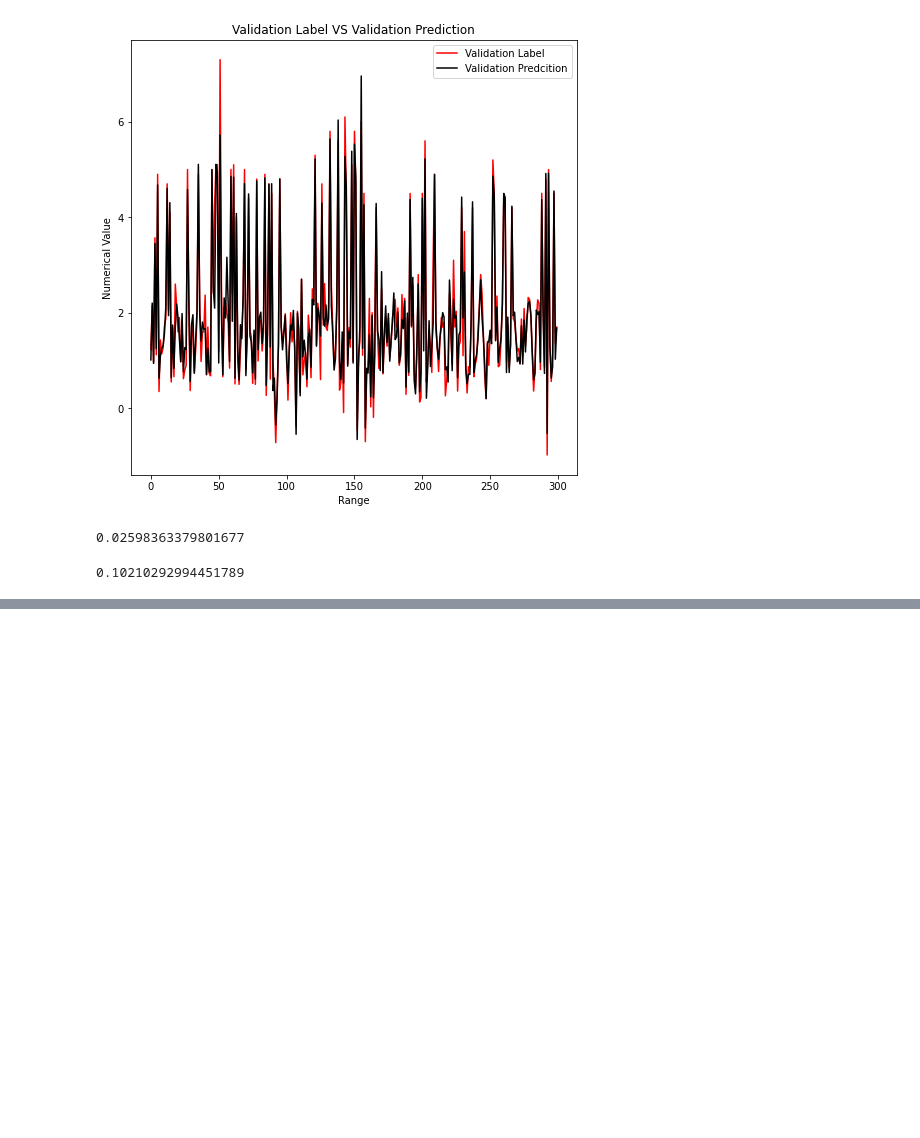
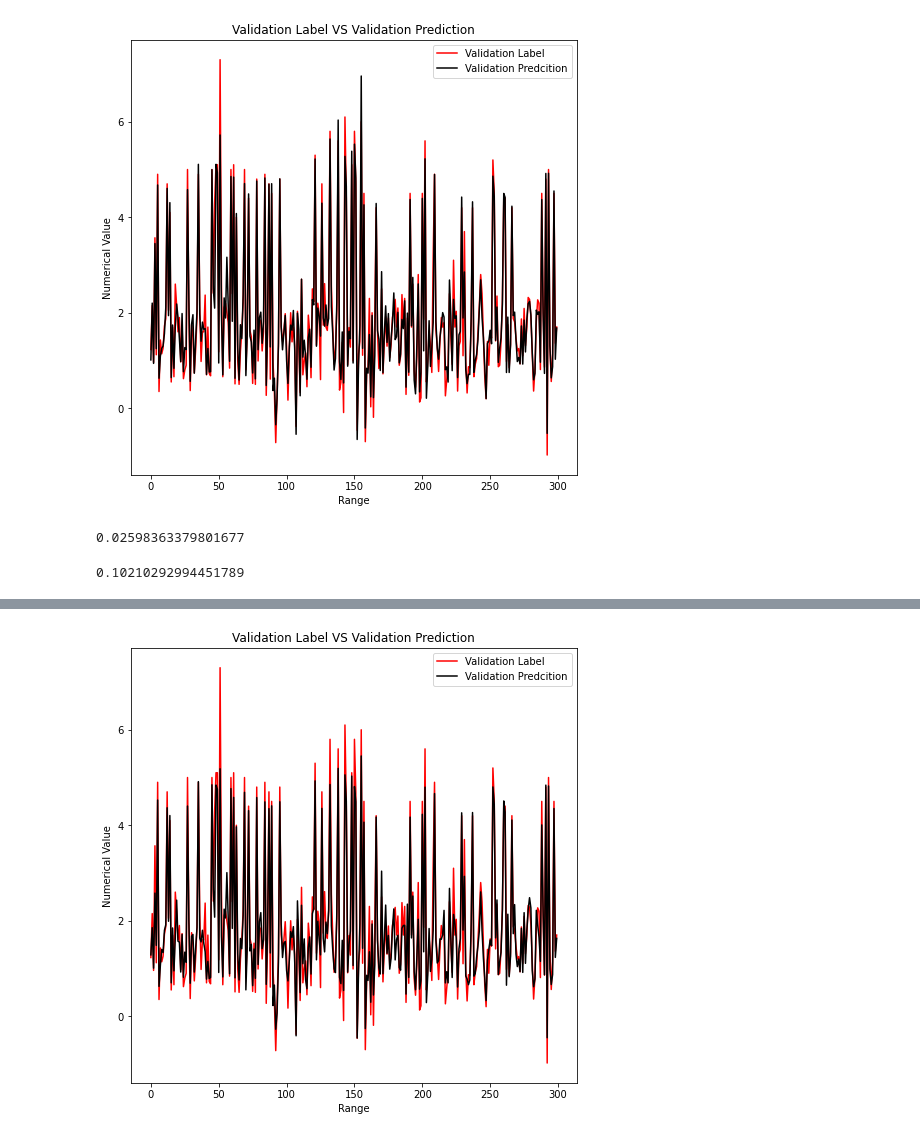
Before and after one commit to hungrycarpet/Quakedet, a Jupyter notebook: earthquake.ipynb, the cells around one changed output, grey strips where cells are left out. Saved outputs shown, nothing was run; the diff lists cells and outputs as text; code cells hidden in the pictures; blank space fills up the shorter version.

```diff
--- a/earthquake.ipynb
+++ b/earthquake.ipynb
@@ -626,0 +661,13 @@ class MyNeuralNet(keras.Models):
+# %%
+r=300
+fig=plt.figure(figsize=(8,8))
+ax=fig.add_subplot(1,1,1)
+t1=ax.plot(range(r),valY_mag[0:r],color='r',label='Validation Label')
+t2=ax.plot(range(r),vr.predict(valX_mag2[0:r]),color='k',label='Validation Predcition')
+ax.set_xlabel('Range',)
+ax.set_ylabel('Numerical Value')
+ax.legend()
+ax.set_title('Validation Label VS Validation Prediction')
+fig.show()
+# %% [output]
+[figure, added]
```
Also changed, not shown: parts of 22 cells of this notebook.
